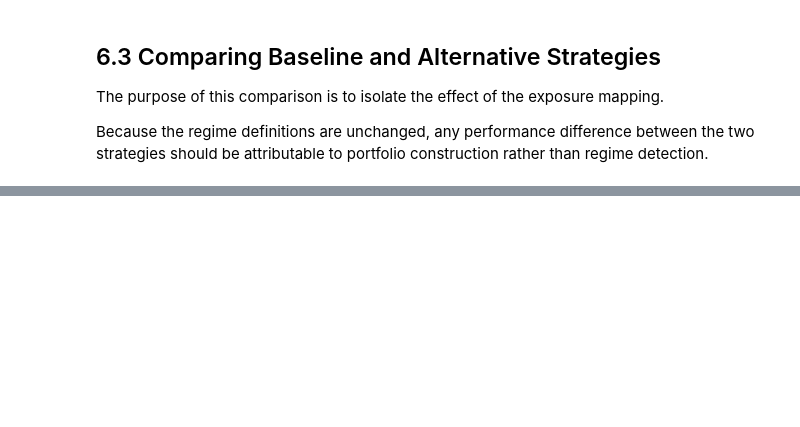
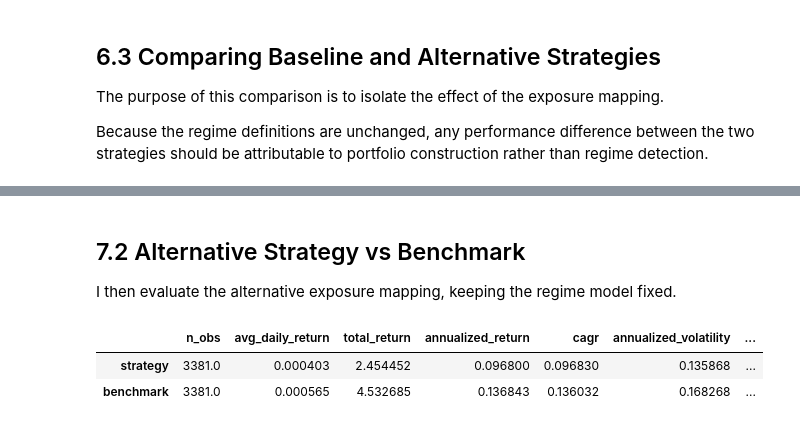
Before and after one commit to AMUKA0/market-research-trading-signals, a Jupyter notebook: notebooks/01_regime_research.ipynb, the cells around one changed output, grey strips where cells are left out. Saved outputs shown, nothing was run; the diff lists cells and outputs as text; code cells hidden in the pictures; blank space fills up the shorter version.

```diff
--- a/notebooks/01_regime_research.ipynb
+++ b/notebooks/01_regime_research.ipynb
@@ -958,0 +1026,11 @@ directionally reasonable even if the initial portfolio mapping is suboptimal.
+# %% [markdown]
+## 7.2 Alternative Strategy vs Benchmark
+
+I then evaluate the alternative exposure mapping, keeping the regime model fixed.
+# %%
+alt_metrics = summarize_strategy_vs_benchmark(alt_backtest_df)
+alt_metrics
+# %% [output]
+|  | n_obs | avg_daily_return | total_return | annualized_return | cagr | annualized_volatility | ... |
+| strategy | 3381.0 | 0.000403 | 2.454452 | 0.096800 | 0.096830 | 0.135868 | ... |
+| benchmark | 3381.0 | 0.000565 | 4.532685 | 0.136843 | 0.136032 | 0.168268 | ... |
```
Also changed, not shown: parts of 32 cells of this notebook, 1 other file.
